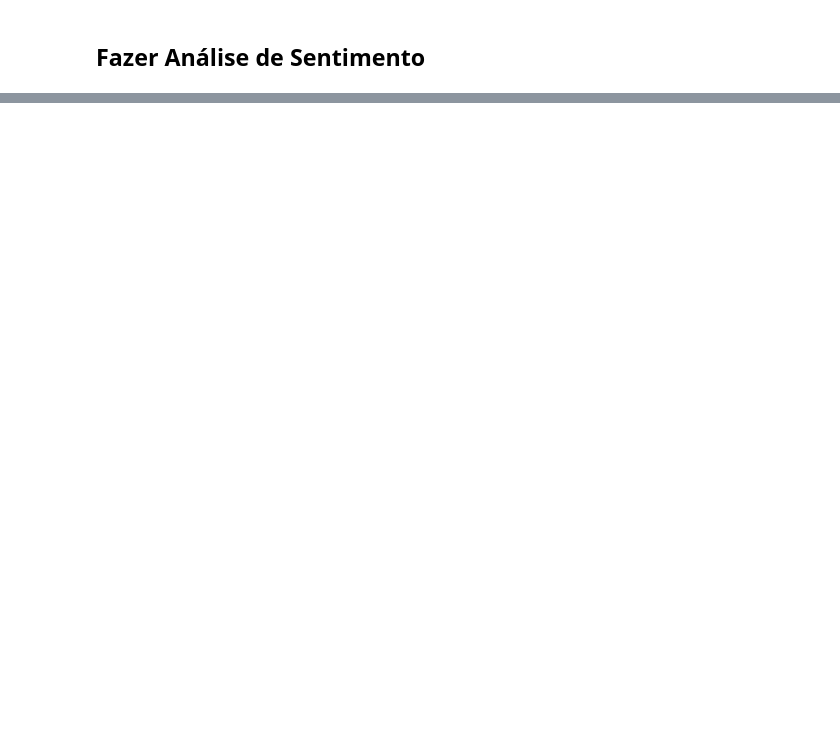
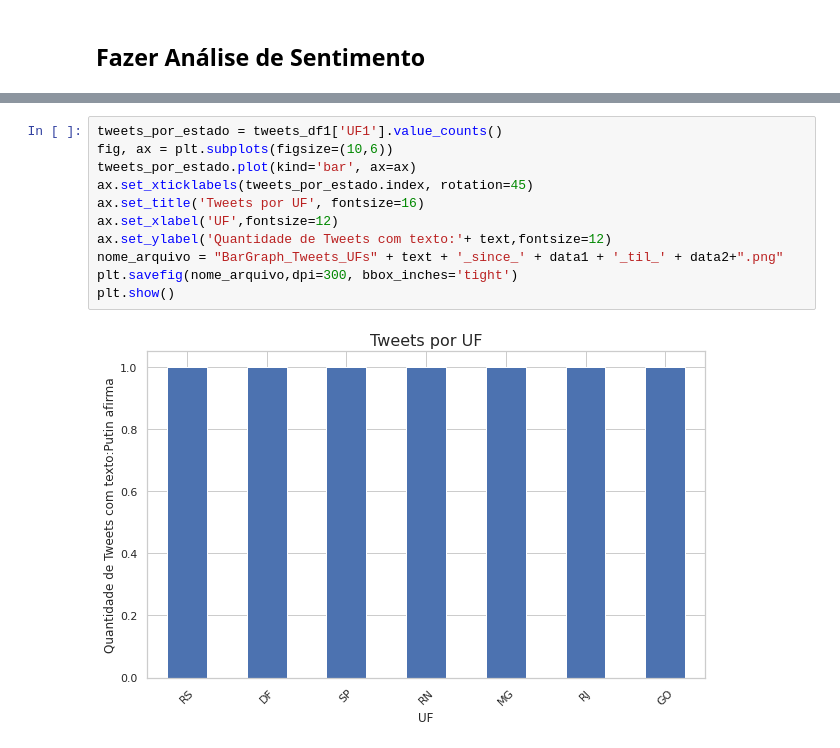
Before and after one commit to jansle2005/Data-Science-Repository, a Jupyter notebook: Twitter_Scraping_OK.ipynb, the cells around one changed output, grey strips where cells are left out. Drawn from its saved outputs; the diff is of its cells as text; blank space fills up the shorter version.

```diff
--- a/Twitter_Scraping_OK.ipynb
+++ b/Twitter_Scraping_OK.ipynb
@@ -190,0 +370,13 @@ display(tweets_df1)
+# %%
+tweets_por_estado = tweets_df1['UF1'].value_counts()
+fig, ax = plt.subplots(figsize=(10,6))
+tweets_por_estado.plot(kind='bar', ax=ax)
+ax.set_xticklabels(tweets_por_estado.index, rotation=45)
+ax.set_title('Tweets por UF', fontsize=16)
+ax.set_xlabel('UF',fontsize=12)
+ax.set_ylabel('Quantidade de Tweets com texto:'+ text,fontsize=12)
+nome_arquivo = "BarGraph_Tweets_UFs" + text + '_since_' + data1 + '_til_' + data2+".png"
+plt.savefig(nome_arquivo,dpi=300, bbox_inches='tight')
+plt.show()
+# %% [output]
+[figure, added]
```
Also changed, not shown: parts of 27 cells of this notebook.
